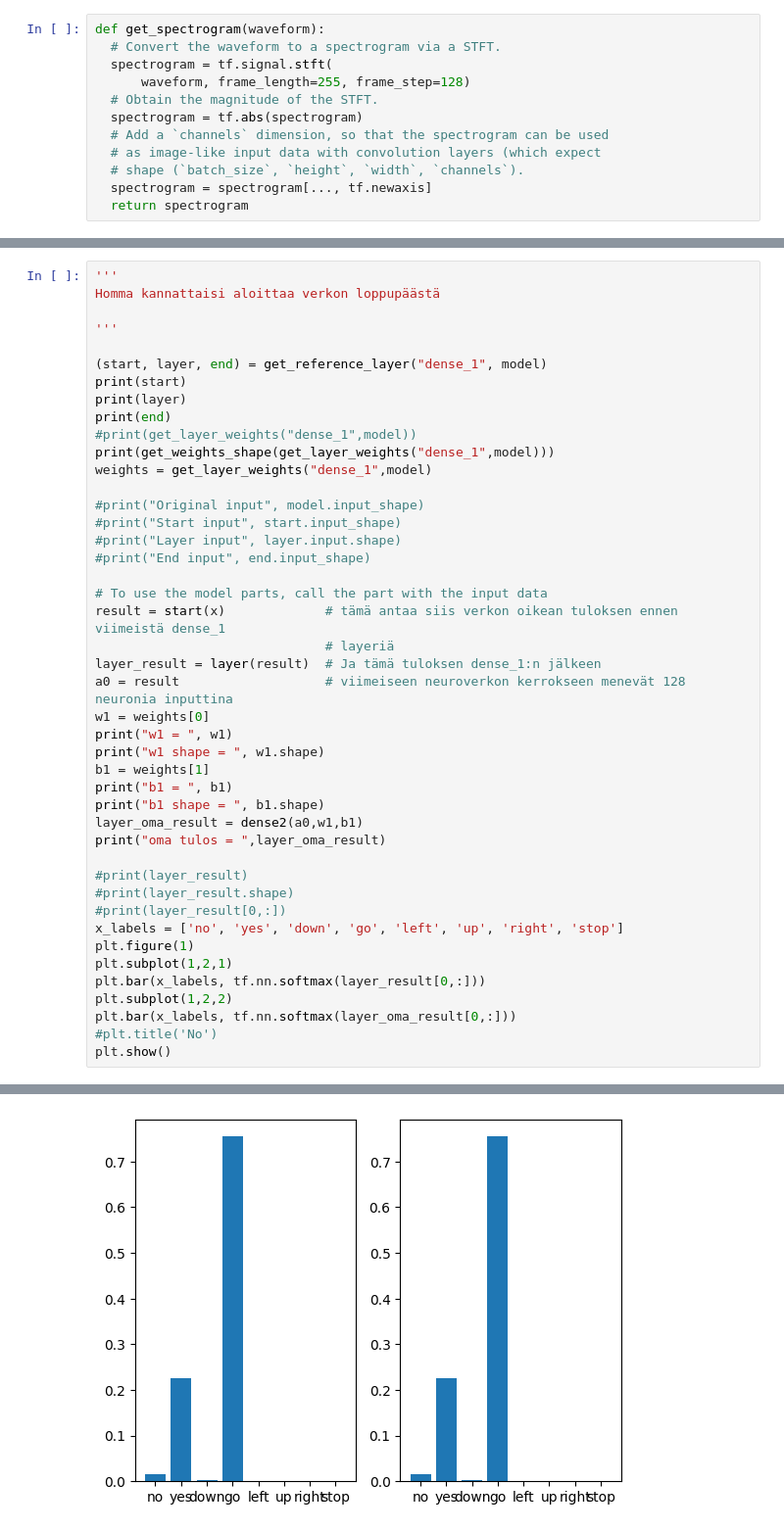
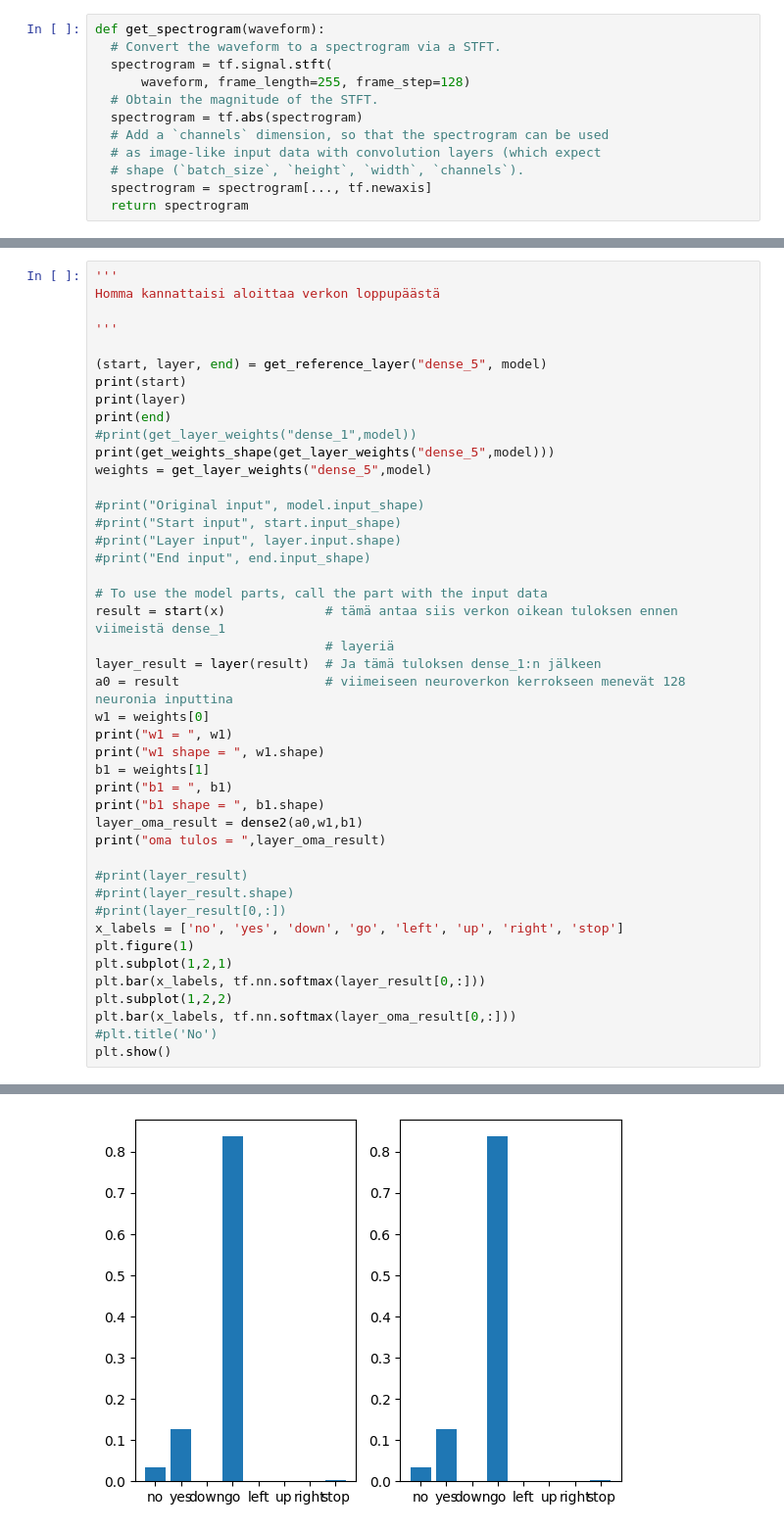
Before and after one commit to artopeur/koneoppiminen, a Jupyter notebook: Syksy2024_projektitehtava.ipynb, the cells around one changed output, grey strips where cells are left out. Shown at 98% size. Cells and saved outputs as stored; diff of their text form.

Commit message:
Aloitettu dense

```diff
--- a/Syksy2024_projektitehtava.ipynb
+++ b/Syksy2024_projektitehtava.ipynb
@@ -187,13 +185,13 @@ Homma kannattaisi aloittaa verkon loppupäästä
 
 '''
 
-(start, layer, end) = get_reference_layer("dense_1", model)
+(start, layer, end) = get_reference_layer("dense_5", model)
 print(start)
 print(layer)
 print(end)
 #print(get_layer_weights("dense_1",model))
-print(get_weights_shape(get_layer_weights("dense_1",model)))
-weights = get_layer_weights("dense_1",model)
+print(get_weights_shape(get_layer_weights("dense_5",model)))
+weights = get_layer_weights("dense_5",model)
 
 #print("Original input", model.input_shape)
 #print("Start input", start.input_shape)
@@ -246 +244 @@ oma tulos =  [[ 0.42350638  3.1451063  -1.4512968   4.3498764  -2.8928323  -3.37
-[figure, old version]
+[figure, new version]
```
Also changed, not shown: parts of 6 cells of this notebook, 3 other files.
